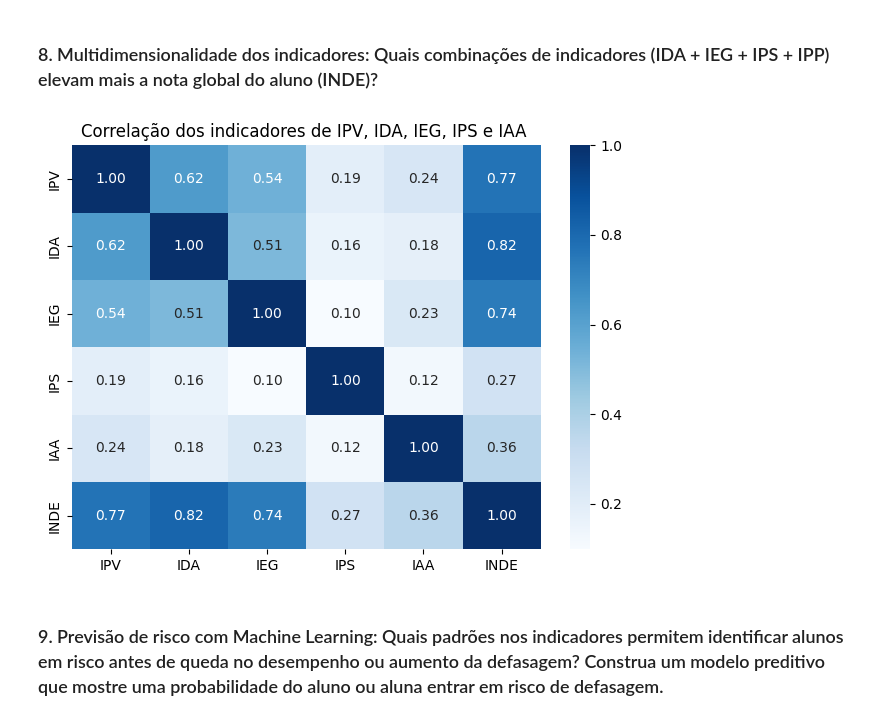
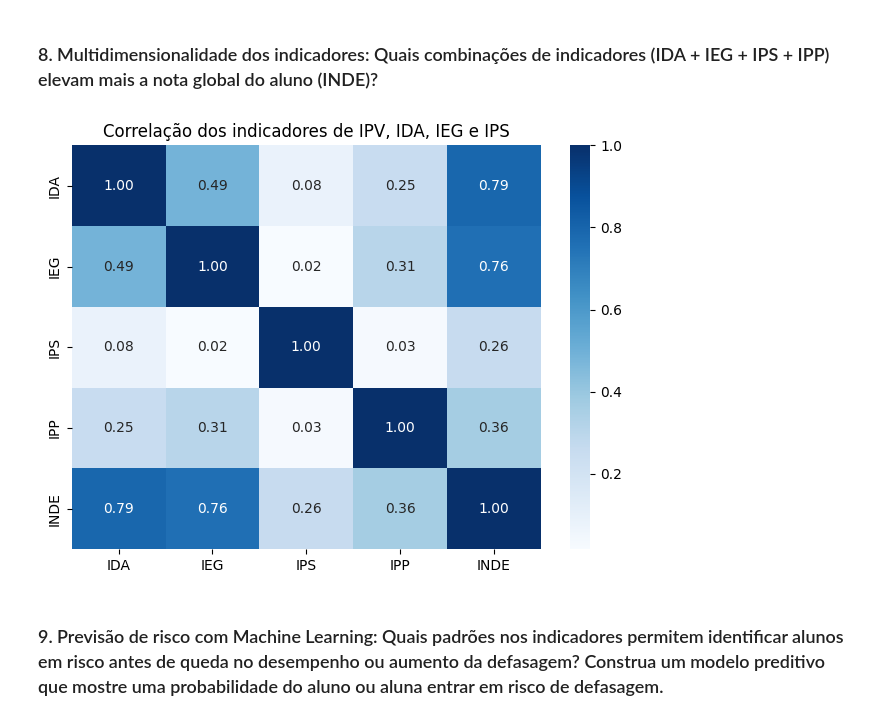
Before and after one commit to GustavOnaga/Pos-em-Data-Analytics-FIAP, a Jupyter notebook: Datathon/Notebook/Datathon.ipynb, the cells around one changed output. Drawn from its saved outputs; the diff is of its cells as text; code cells hidden in the pictures.

```diff
--- a/Datathon/Notebook/Datathon.ipynb
+++ b/Datathon/Notebook/Datathon.ipynb
@@ -52,0 +75,9 @@ df = pd.concat([df_22, df_22, df_22], ignore_index=True)
+# %%
+# Ver quais valores não são numéricos
+df[pd.to_numeric(df['INDE'], errors='coerce').isna()]
+
+# Converter a coluna para numérico
+df['INDE'] = pd.to_numeric(df['INDE'], errors='coerce')
+
+# Conferir novamente os que viraram NaN (eram inválidos)
+df[df['INDE'].isna()]
@@ -52,0 +98,9 @@ df = pd.concat([df_22, df_22, df_22], ignore_index=True)
+# %%
+# Ver quais valores não são numéricos
+df[pd.to_numeric(df['IPP'], errors='coerce').isna()]
+
+# Converter a coluna para numérico
+df['IPP'] = pd.to_numeric(df['IPP'], errors='coerce')
+
+# Conferir novamente os que viraram NaN (eram inválidos)
+df[df['IPP'].isna()]
@@ -52,0 +121,9 @@ df = pd.concat([df_22, df_22, df_22], ignore_index=True)
+# %%
+# Ver quais valores não são numéricos
+df[pd.to_numeric(df['idade'], errors='coerce').isna()]
+
+# Converter a coluna para numérico
+df['idade'] = pd.to_numeric(df['idade'], errors='coerce')
+
+# Conferir novamente os que viraram NaN (eram inválidos)
+df[df['idade'].isna()]
@@ -53,3 +144,5 @@ df = pd.concat([df_22, df_22, df_22], ignore_index=True)
+# %%
+df['genero'] = df['genero'].replace({'Feminino':'Menina','Masculino':'Menino'})
 # %% [markdown]
 # Analise exploratoria
 
@@ -376,18 +486,18 @@ plt.show()
 # %% [markdown]
 ### 8. Multidimensionalidade dos indicadores: Quais combinações de indicadores (IDA + IEG + IPS + IPP) elevam mais a nota global do aluno (INDE)?
 # %%
-corr = df[['IPV','IDA', 'IEG', 'IPS','IAA','INDE']].corr(method='spearman')
+corr = df[['IDA', 'IEG', 'IPS','IPP','INDE']].corr(method='spearman')
 # corr_menina = df[df['genero'] == 'Menina'][['IDA', 'IEG', 'IPS']].corr(method='spearman')
 # corr_menino = df[df['genero'] == 'Menino'][['IDA', 'IEG', 'IPS']].corr(method='spearman')
 
 plt.Figure(figsize=(12, 8))
 
 sns.heatmap(corr,annot=True,cmap='Blues',fmt=".2f")
-plt.title('Correlação dos indicadores de IPV, IDA, IEG, IPS e IAA ')
+plt.title('Correlação dos indicadores de IPV, IDA, IEG e IPS')
 plt.tight_layout()
 plt.show()
 # %% [output]
-[figure, old version]
+[figure, new version]
 # %% [markdown]
 ### 9. Previsão de risco com Machine Learning: Quais padrões nos indicadores permitem identificar alunos em risco antes de queda no desempenho ou aumento da defasagem? Construa um modelo preditivo que mostre uma probabilidade do aluno ou aluna entrar em risco de defasagem.
 # %% [markdown]
```
Also changed, not shown: parts of 37 cells of this notebook, 2 other files.
